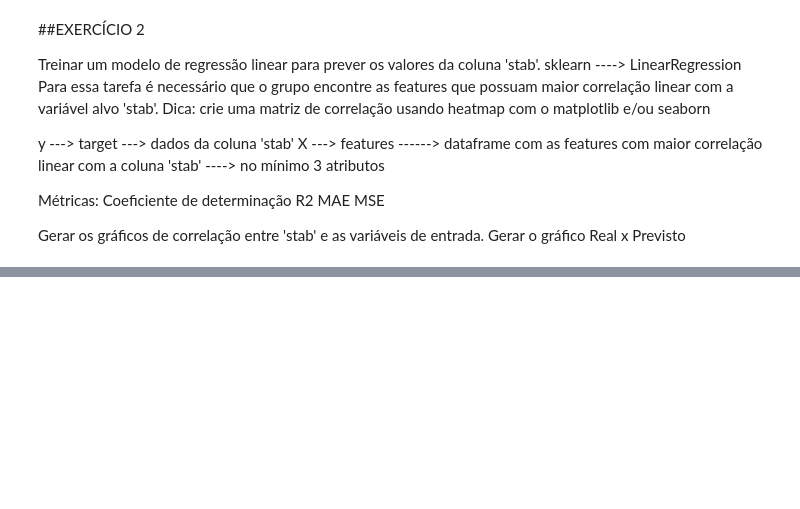
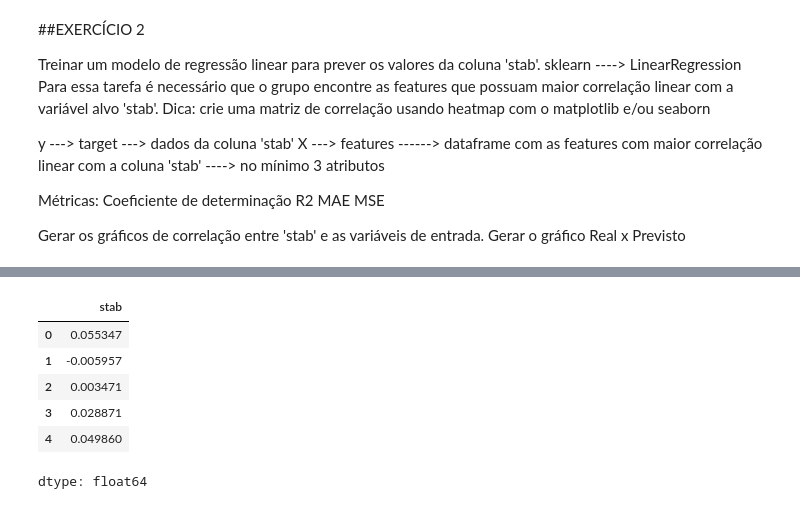
Before and after one commit to prof-atritiack/1CC-MLAM-regressao-linear-CP2-2sem, a Jupyter notebook: AULA_07_ML_ENERGIA.ipynb, the cells around one changed output, grey strips where cells are left out. Drawn from its saved outputs; the diff is of its cells as text; code cells hidden in the pictures; blank space fills up the shorter version.

```diff
--- a/AULA_07_ML_ENERGIA.ipynb
+++ b/AULA_07_ML_ENERGIA.ipynb
@@ -235,0 +244,12 @@ dados.head()
+# %%
+# Target
+y = dados['stab']
+y.head()
+# %% [output]
+|  | stab |
+| 0 | 0.055347 |
+| 1 | -0.005957 |
+| 2 | 0.003471 |
+| 3 | 0.028871 |
+| 4 | 0.049860 |
+dtype: float64
```
Also changed, not shown: parts of 4 cells of this notebook.
